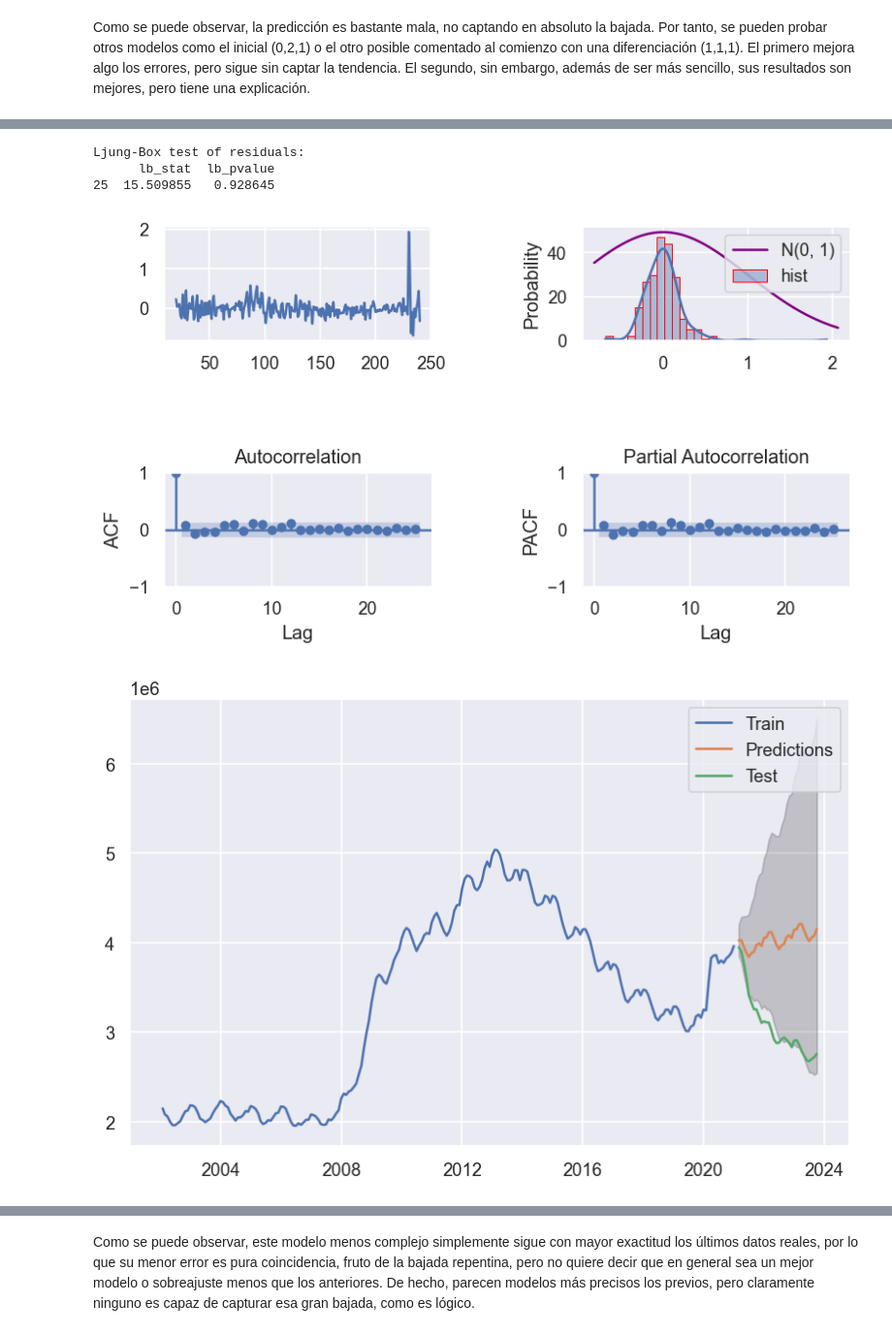
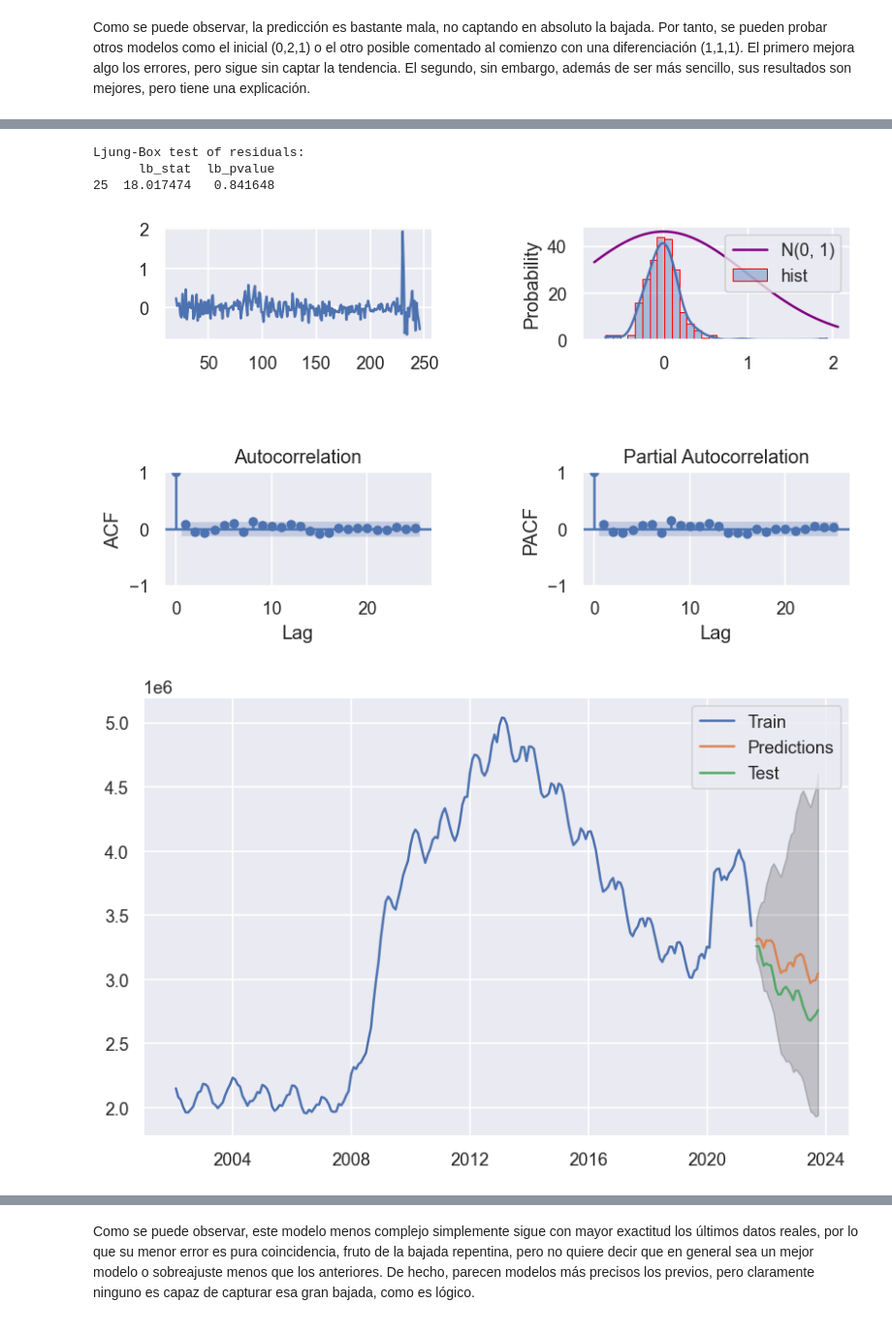
Before and after one commit to juanls1/Assignment2_ML, a Jupyter notebook: ML_Assignment2.ipynb, the cells around one changed output, grey strips where cells are left out. Shown at 97% size. Saved outputs shown, nothing was run; the diff lists cells and outputs as text; code cells hidden in the pictures.

```diff
--- a/ML_Assignment2.ipynb
+++ b/ML_Assignment2.ipynb
@@ -81,12 +85,16 @@ plt.show()
 # %%
 y = df
+
+prop_train=0.9
+
+
 
 ## Divide the data into training and test sets SEQUENTIALY -------------------------------------
 y_train = y.iloc[0:round(0.64*y.shape[0])]
 y_test = y.iloc[round(0.64*y.shape[0])+1:round(0.8*y.shape[0])]
 
-y_train2 = y.iloc[0:round(0.88*y.shape[0])] #Si funciona mal, cambiar por 0.9
-y_test2 = y.iloc[round(0.88*y.shape[0])+1:round(y.shape[0])]
+y_train2 = y.iloc[0:round(prop_train*y.shape[0])] #Si funciona mal, cambiar por 0.9
+y_test2 = y.iloc[round(prop_train*y.shape[0])+1:round(y.shape[0])]
 
 y_train.head()
 # %% [output]
@@ -590,39 +600,39 @@ FT.check_residuals(pd.DataFrame(sarima_fit2.resid.loc[20:]))
 # %% [output]
 Ljung-Box test of residuals:
       lb_stat  lb_pvalue
-25  15.509855   0.928645
+25  18.017474   0.841648
-[figure, old version]
+[figure, new version]
 # %%
 #Obtain forecasts for in-sample and out-of-sample
-start = round(0.88*y.shape[0])
+start = round(prop_train*y.shape[0])
 end = round(y.shape[0])
-horizon = end - round(0.88*y.shape[0])
+horizon = end - round(prop_train*y.shape[0])
 
 pred = sarima_fit2.get_prediction(start=start+1, end= end-1, dynamic=False)
 yhat = pred.predicted_mean
 yhat_conf_int = pred.conf_int(alpha=0.05)
 
 #Undo Box-cox transform if necessary
 if BOX_COX:
     yhat = sp.special.inv_boxcox(yhat, lmbda)
     yhat_conf_int = sp.special.inv_boxcox(yhat_conf_int, lmbda)
 
 yhat.index = y.index[start+1:end]
 
 # Asegurarse de que los índices de yhat_conf_int coincidan con y_train
 yhat_conf_int.index = y.index[start+1:end]
 
 plt.figure()
 plt.fill_between(yhat_conf_int.index,
                 yhat_conf_int.iloc[:, 0],
                 yhat_conf_int.iloc[:, 1], color='k', alpha=.2)
 plt.plot(y_train2['2002-02-01':], label = 'Train')
 plt.plot(yhat, label = 'Predictions')
 plt.plot(y_test2, label = 'Test')
 plt.legend()
 plt.show()
 # %% [output]
-[figure, old version]
+[figure, new version]
 # %%
 #Test MAE - Mean Absolute error
 print('Test MAE SARIMA 1 d = 1:',mean_absolute_error(y_test2, yhat))
```
Also changed, not shown: parts of 31 cells of this notebook.
